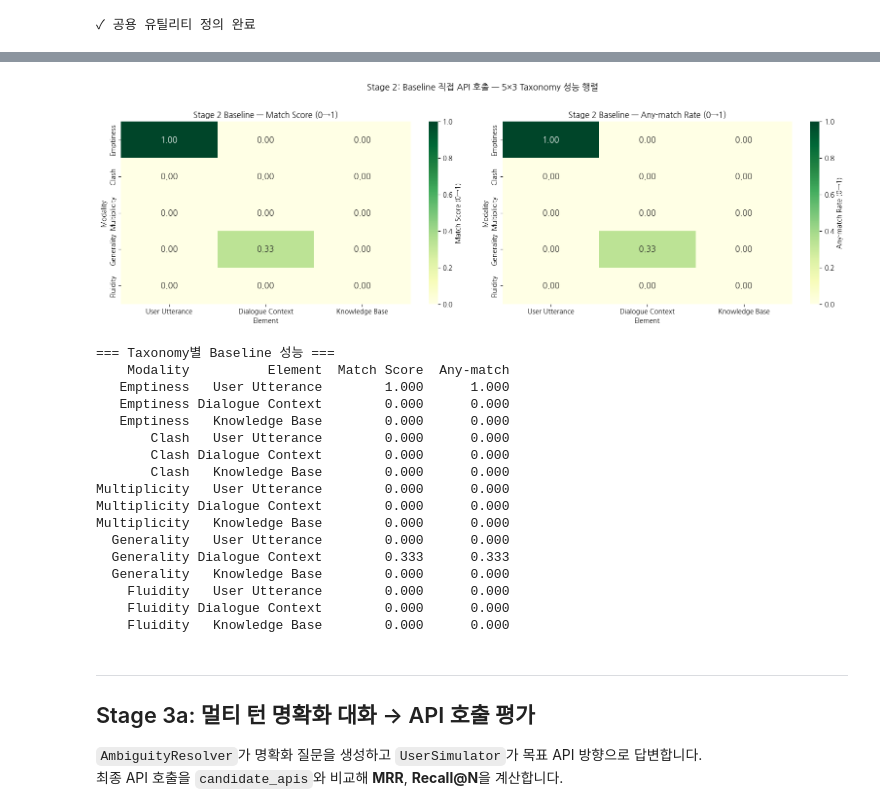
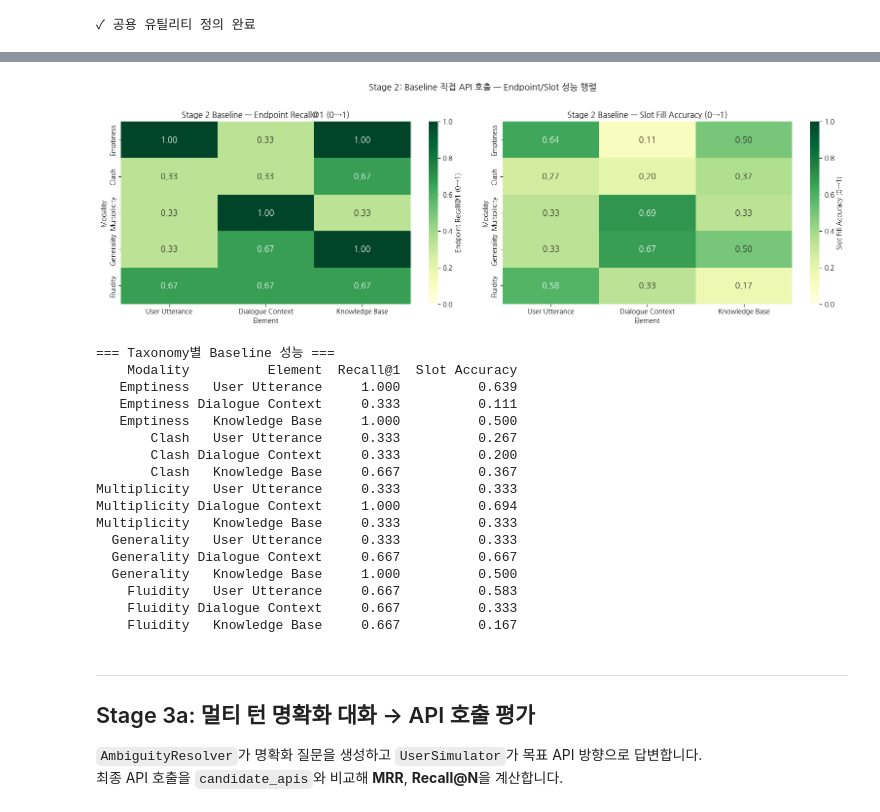
Before and after one commit to hanliger/UncertainQueryEval, a Jupyter notebook: notebooks/ambiguity_eval_framework.ipynb, the cells around one changed output, grey strips where cells are left out. Cells and saved outputs as stored; diff of their text form; code cells hidden in the pictures.

```diff
--- a/notebooks/ambiguity_eval_framework.ipynb
+++ b/notebooks/ambiguity_eval_framework.ipynb
@@ -55,7 +55,7 @@ QUESTION_DIR    = ROOT / 'prompt' / 'ambiguity_questions'
 RESULTS_DIR     = ROOT / 'results' / 'ambiguity_framework'
 RESULTS_DIR.mkdir(parents=True, exist_ok=True)
 
-MODEL                   = 'gpt-5.4-mini'
+MODEL                   = 'gpt-5.4'
 MAX_CLARIFICATION_TURNS = 10
 QUESTION_VERSION        = 'filtered'
 TEMPERATURE             = 0.0
@@ -631,67 +778,66 @@ Mean Match Score   : 0.089
 # Stage 2: Baseline — 5×3 Taxonomy 히트맵
 base_df = pd.DataFrame(baseline_results)
 
-mat_score = np.full((5, 3), np.nan)
-mat_match = np.full((5, 3), np.nan)
-cnt       = np.zeros((5, 3))
+mat_recall = np.full((5, 3), np.nan)
+mat_slot   = np.full((5, 3), np.nan)
+cnt        = np.zeros((5, 3))
 
 for _, row in base_df.iterrows():
     mi = mod_idx(row['taxonomy_modality'])
     ei = elem_idx(row['taxonomy_element'])
     if mi is not None and ei is not None:
-        mat_score[mi, ei] = np.nansum([mat_score[mi, ei] if not np.isnan(mat_score[mi, ei]) else 0,
-                                       row.get('match_score') or 0.0])
-        mat_match[mi, ei] = np.nansum([mat_match[mi, ei] if not np.isnan(mat_match[mi, ei]) else 0,
-                                       float(row.get('any_match', False))])
+        mat_recall[mi, ei] = np.nansum([mat_recall[mi, ei] if not np.isnan(mat_recall[mi, ei]) else 0,
+                                        float(row.get('recall_at_1', row.get('endpoint_hit', False)))])
+        mat_slot[mi, ei]   = np.nansum([mat_slot[mi, ei] if not np.isnan(mat_slot[mi, ei]) else 0,
+                                        row.get('slot_fill_accuracy') or 0.0])
         cnt[mi, ei] += 1
 
-avg_score = np.divide(mat_score, cnt, where=cnt > 0, out=np.full_like(mat_score, np.nan))
-avg_match = np.divide(mat_match, cnt, where=cnt > 0, out=np.full_like(mat_match, np.nan))
+avg_recall = np.divide(mat_recall, cnt, where=cnt > 0, out=np.full_like(mat_recall, np.nan))
+avg_slot   = np.divide(mat_slot,   cnt, where=cnt > 0, out=np.full_like(mat_slot,   np.nan))
 
 fig, axes = plt.subplots(1, 2, figsize=(16, 5))
 for ax, mat, title in [
-    (axes[0], avg_score, 'Match Score (0→1)'),
-    (axes[1], avg_match, 'Any-match Rate (0→1)'),
+    (axes[0], avg_recall, 'Endpoint Recall@1 (0→1)'),
+    (axes[1], avg_slot,   'Slot Fill Accuracy (0→1)'),
 ]:
     sns.heatmap(np.nan_to_num(mat), ax=ax, cmap='YlGn', vmin=0, vmax=1,
                 mask=np.isnan(mat), annot=True, fmt='.2f', annot_kws={'fontsize': 12},
                 xticklabels=ELEM_KEYS, yticklabels=MODALITIES,
                 cbar_kws={'label': title})
     ax.set_title(f'Stage 2 Baseline — {title}', fontsize=12)
     ax.set_xlabel('Element'); ax.set_ylabel('Modality')
 
-plt.suptitle('Stage 2: Baseline 직접 API 호출 — 5×3 Taxonomy 성능 행렬', fontsize=13, y=1.02)
+plt.suptitle('Stage 2: Baseline 직접 API 호출 — Endpoint/Slot 성능 행렬', fontsize=13, y=1.02)
 plt.tight_layout(); plt.show()
 
-# 수치 요약 테이블
 print('\n=== Taxonomy별 Baseline 성능 ===')
 rows = []
 for mi, mod in enumerate(MODALITIES):
     for ei, elem in enumerate(ELEM_KEYS):
-        if not np.isnan(avg_score[mi, ei]):
+        if not np.isnan(avg_recall[mi, ei]):
             rows.append({'Modality': mod, 'Element': elem,
-                         'Match Score': round(avg_score[mi, ei], 3),
-                         'Any-match':   round(avg_match[mi, ei], 3)})
+                         'Recall@1':       round(avg_recall[mi, ei], 3),
+                         'Slot Accuracy':  round(avg_slot[mi, ei],   3)})
 print(pd.DataFrame(rows).to_string(index=False))
 # %% [output]
-[figure, old version]
+[figure, new version]
 === Taxonomy별 Baseline 성능 ===
-    Modality          Element  Match Score  Any-match
-   Emptiness   User Utterance        1.000      1.000
-   Emptiness Dialogue Context        0.000      0.000
-   Emptiness   Knowledge Base        0.000      0.000
-       Clash   User Utterance        0.000      0.000
-       Clash Dialogue Context        0.000      0.000
-       Clash   Knowledge Base        0.000      0.000
-Multiplicity   User Utterance        0.000      0.000
-Multiplicity Dialogue Context        0.000      0.000
-Multiplicity   Knowledge Base        0.000      0.000
-  Generality   User Utterance        0.000      0.000
-  Generality Dialogue Context        0.333      0.333
-  Generality   Knowledge Base        0.000      0.000
-    Fluidity   User Utterance        0.000      0.000
-    Fluidity Dialogue Context        0.000      0.000
-    Fluidity   Knowledge Base        0.000      0.000
+    Modality          Element  Recall@1  Slot Accuracy
+   Emptiness   User Utterance     1.000          0.639
+   Emptiness Dialogue Context     0.333          0.111
+   Emptiness   Knowledge Base     1.000          0.500
+       Clash   User Utterance     0.333          0.267
+       Clash Dialogue Context     0.333          0.200
+       Clash   Knowledge Base     0.667          0.367
+Multiplicity   User Utterance     0.333          0.333
+Multiplicity Dialogue Context     1.000          0.694
+Multiplicity   Knowledge Base     0.333          0.333
+  Generality   User Utterance     0.333          0.333
+  Generality Dialogue Context     0.667          0.667
+  Generality   Knowledge Base     1.000          0.500
+    Fluidity   User Utterance     0.667          0.583
+    Fluidity Dialogue Context     0.667          0.333
+    Fluidity   Knowledge Base     0.667          0.167
 # %% [markdown]
 ---
 ## Stage 3a: 멀티 턴 명확화 대화 → API 호출 평가
```
Also changed, not shown: parts of 14 cells of this notebook, 6 other files.
